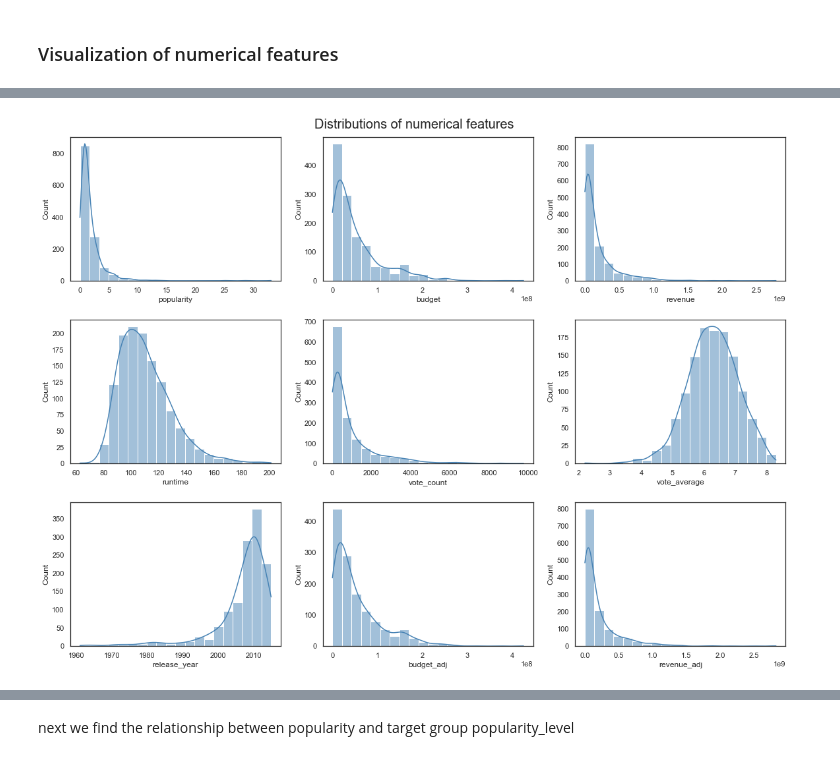
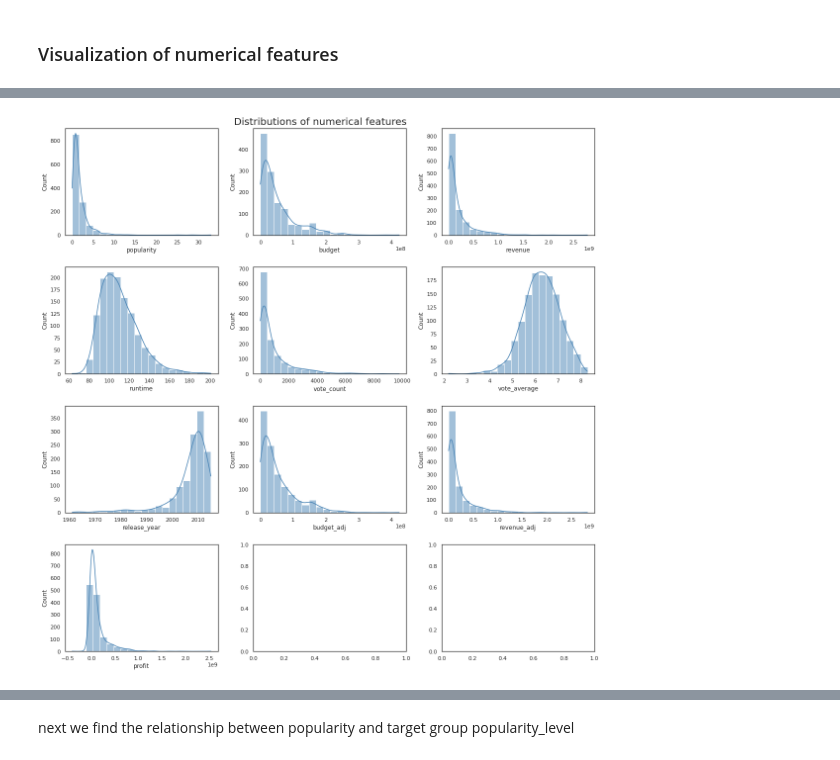
Before and after one commit to guimath/TMDb-Data-Mining, a Jupyter notebook: Movie_analysis.ipynb, the cells around one changed output, grey strips where cells are left out. Saved outputs shown, nothing was run; the diff lists cells and outputs as text; code cells hidden in the pictures.

```diff
--- a/Movie_analysis.ipynb
+++ b/Movie_analysis.ipynb
@@ -110,5 +111,5 @@ memory usage: 261.2+ KB
 # %%
 # numerical columns
-num_cols = dataset.describe().columns.to_list()[:-1]
+num_cols = dataset.describe().columns.to_list()[:]
 dataset.describe()
 # %% [output]
@@ -138,7 +139,6 @@ num_cols.append('release_date')
 # %%
 num_cols.remove('Unnamed: 0')
 num_cols.remove('id')
-num_cols.remove('index')
 num_cols.remove("release_date")
 # %%
 num_cols
@@ -157,13 +171,13 @@ num_cols
 # %%
-fig, axes = plt.subplots(nrows=3, ncols=3, figsize=(16, 12))
+fig, axes = plt.subplots(nrows=4, ncols=3, figsize=(16, 16))
 for col, ax in zip(num_cols, axes.flat):
     sns.histplot(x=col, data=dataset, bins=20, kde=True, ax=ax, color='steelblue')
 fig.suptitle('Distributions of numerical features', fontsize=20)
 plt.tight_layout(h_pad=2)
 
 #save_fig("num_cols_distribution_plots")
 # %% [output]
-[figure, old version]
+[figure, new version]
 # %%
 for col in num_cols:
     sns.regplot(data=dataset, x=col, y="popularity", lowess=True, scatter=True, color='blue',scatter_kws={'s': 4, 'marker': '.'})
```
Also changed, not shown: parts of 120 cells of this notebook.
